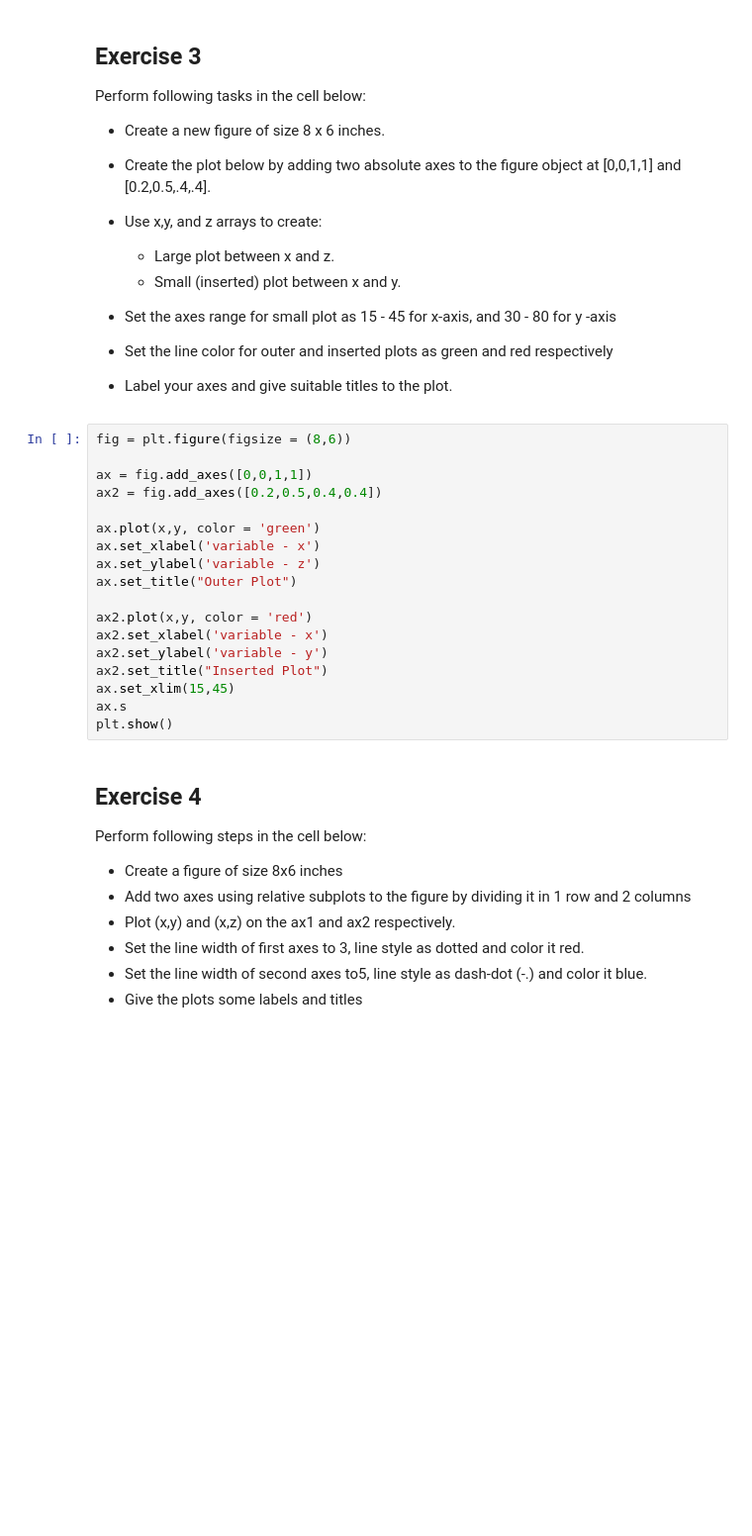
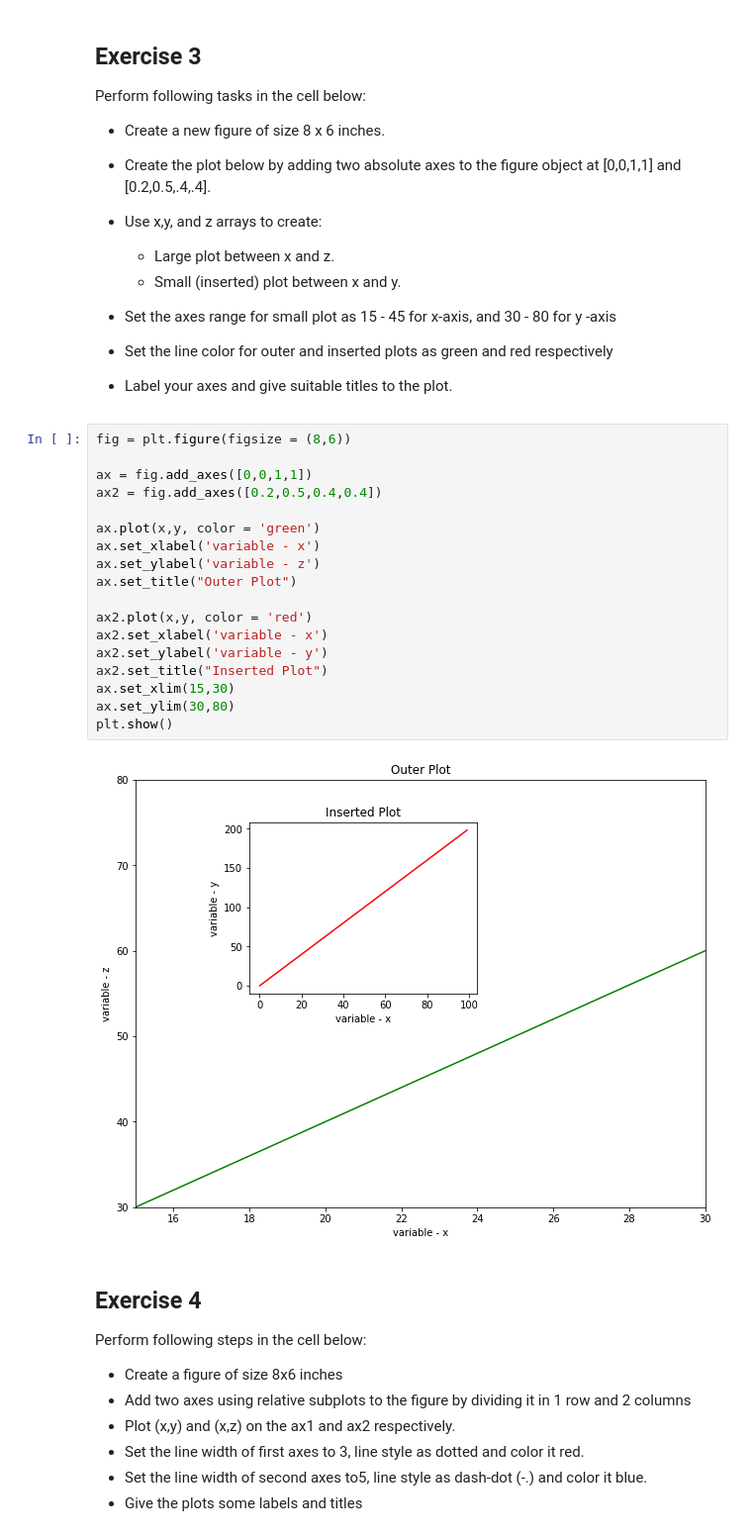
Before and after one commit to andrewwongls/dsc-1-03-13-customizing-visualizations-with-matplotlib-lab-online-ds-sp-000, a Jupyter notebook: index.ipynb, the cells around one changed output. Shown at 99% size. Saved outputs shown, nothing was run; the diff lists cells and outputs as text; blank space fills up the shorter version.

```diff
--- a/index.ipynb
+++ b/index.ipynb
@@ -116,21 +116,23 @@ Perform following tasks in the cell below:
 # %%
 fig = plt.figure(figsize = (8,6))
 
 ax = fig.add_axes([0,0,1,1])
 ax2 = fig.add_axes([0.2,0.5,0.4,0.4])
 
 ax.plot(x,y, color = 'green')
 ax.set_xlabel('variable - x')
 ax.set_ylabel('variable - z')
 ax.set_title("Outer Plot")
 
 ax2.plot(x,y, color = 'red')
 ax2.set_xlabel('variable - x')
 ax2.set_ylabel('variable - y')
 ax2.set_title("Inserted Plot")
-ax.set_xlim(15,45)
-ax.s
+ax.set_xlim(15,30)
+ax.set_ylim(30,80)
 plt.show()
+# %% [output]
+[figure, added]
 # %% [markdown]
 ## Exercise 4
 
```
